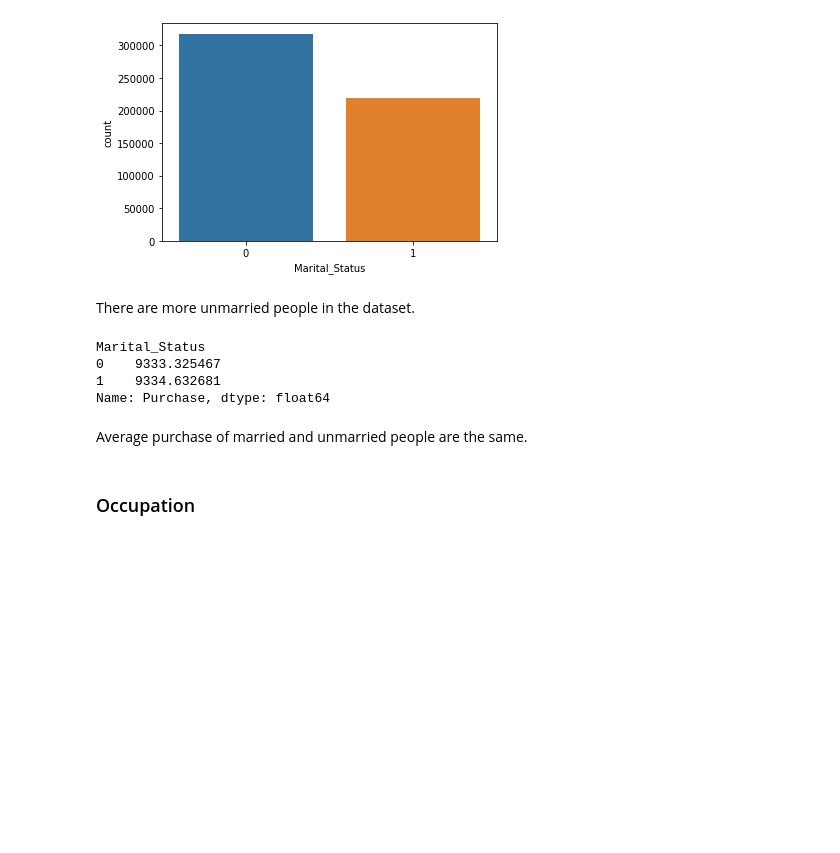
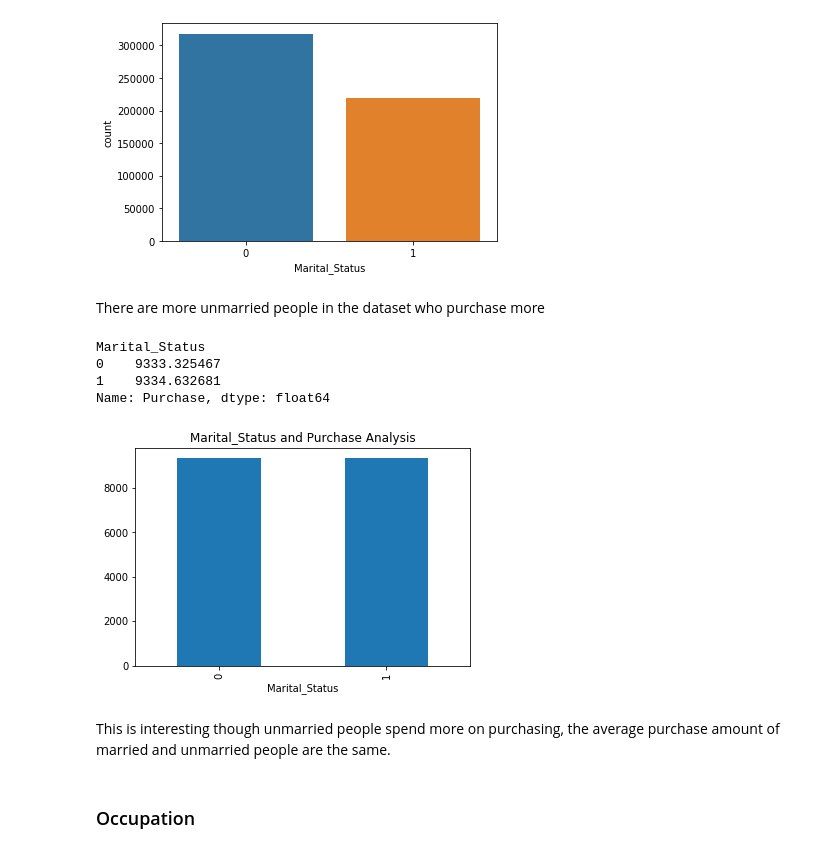
Before and after one commit to nanthasnk/Black-Friday-Sales-Prediction, a Jupyter notebook: Black Friday Sales Prediction.ipynb, the cells around one changed output. Drawn from its saved outputs; the diff is of its cells as text; code cells hidden in the pictures; blank space fills up the shorter version.

```diff
--- a/Black Friday Sales Prediction.ipynb
+++ b/Black Friday Sales Prediction.ipynb
@@ -202,7 +200,7 @@ plt.show()
 # %% [output]
 [figure]
 # %% [markdown]
-There are more unmarried people in the dataset.
+There are more unmarried people in the dataset who purchase more
 # %%
 data.groupby("Marital_Status").mean()["Purchase"]
 # %% [output]
@@ -210,8 +208,14 @@ Marital_Status
 0    9333.325467
 1    9334.632681
 Name: Purchase, dtype: float64
+# %%
+data.groupby("Marital_Status").mean()["Purchase"].plot(kind='bar')
+plt.title("Marital_Status and Purchase Analysis")
+plt.show()
+# %% [output]
+[figure, added]
 # %% [markdown]
-Average purchase of married and unmarried people are the same.
+This is interesting though unmarried people spend more on purchasing, the average purchase amount of married and unmarried people are the same.
 # %% [markdown]
 ### Occupation
 # %%
```
Also changed, not shown: parts of 125 cells of this notebook.
